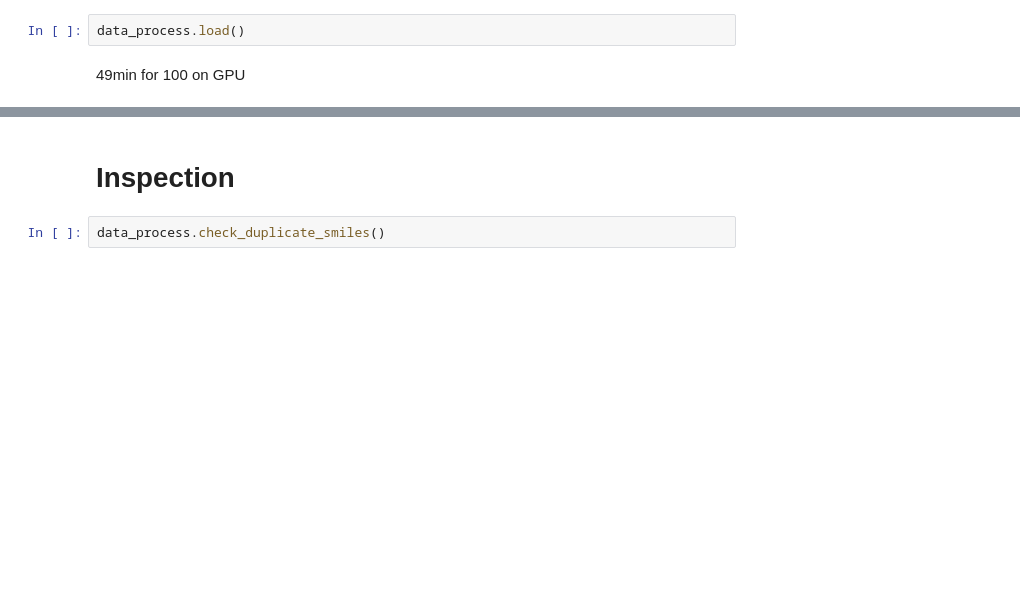
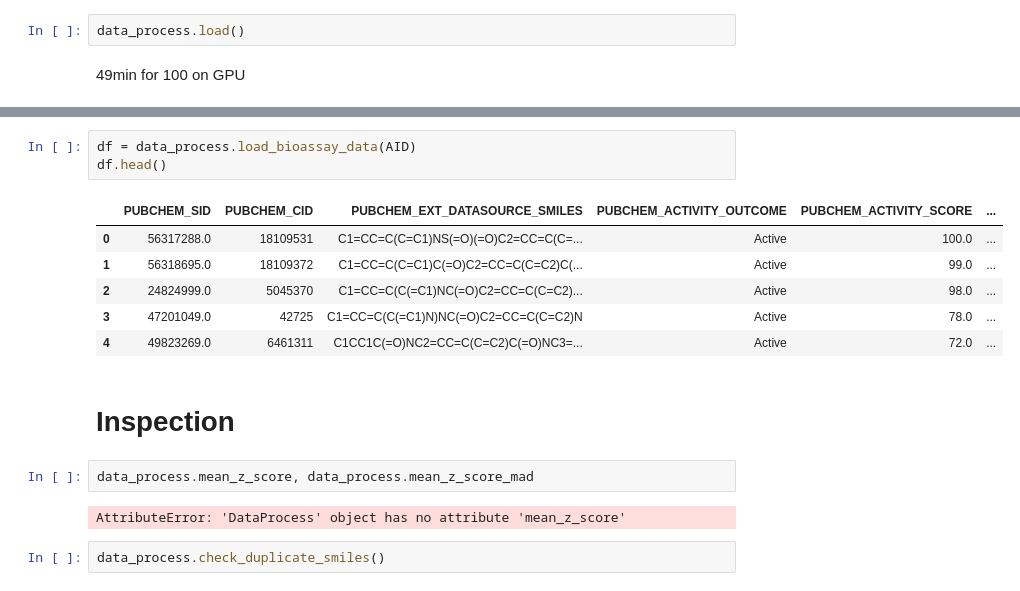
Before and after one commit to davidkubanek/Thesis, a Jupyter notebook: HTS_fingerprints.ipynb, the cells around one changed output, grey strips where cells are left out. Saved outputs shown, nothing was run; the diff lists cells and outputs as text; blank space fills up the shorter version.

```diff
--- a/HTS_fingerprints.ipynb
+++ b/HTS_fingerprints.ipynb
@@ -692,5 +661,19 @@ KeyboardInterrupt:
+# %%
+df = data_process.load_bioassay_data(AID)
+df.head()
+# %% [output]
+|  | PUBCHEM_SID | PUBCHEM_CID | PUBCHEM_EXT_DATASOURCE_SMILES | PUBCHEM_ACTIVITY_OUTCOME | PUBCHEM_ACTIVITY_SCORE | ... |
+| 0 | 56317288.0 | 18109531 | C1=CC=C(C=C1)NS(=O)(=O)C2=CC=C(C=... | Active | 100.0 | ... |
+| 1 | 56318695.0 | 18109372 | C1=CC=C(C=C1)C(=O)C2=CC=C(C=C2)C(... | Active | 99.0 | ... |
+| 2 | 24824999.0 | 5045370 | C1=CC=C(C(=C1)NC(=O)C2=CC=C(C=C2)... | Active | 98.0 | ... |
+| 3 | 47201049.0 | 42725 | C1=CC=C(C(=C1)N)NC(=O)C2=CC=C(C=C2)N | Active | 78.0 | ... |
+| 4 | 49823269.0 | 6461311 | C1CC1C(=O)NC2=CC=C(C=C2)C(=O)NC3=... | Active | 72.0 | ... |
 # %% [markdown]
 # Inspection
+# %%
+data_process.mean_z_score, data_process.mean_z_score_mad
+# %% [output]
+AttributeError: 'DataProcess' object has no attribute 'mean_z_score'
 # %%
 data_process.check_duplicate_smiles()
 # %%
```
Also changed, not shown: parts of 14 cells of this notebook.
